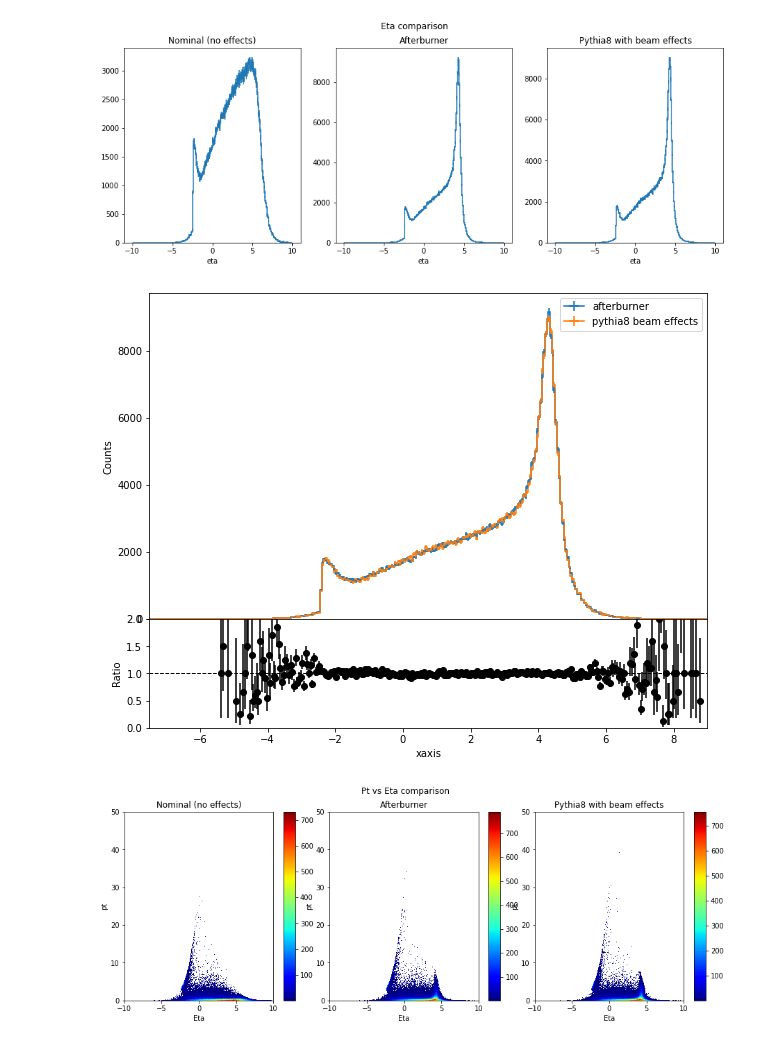
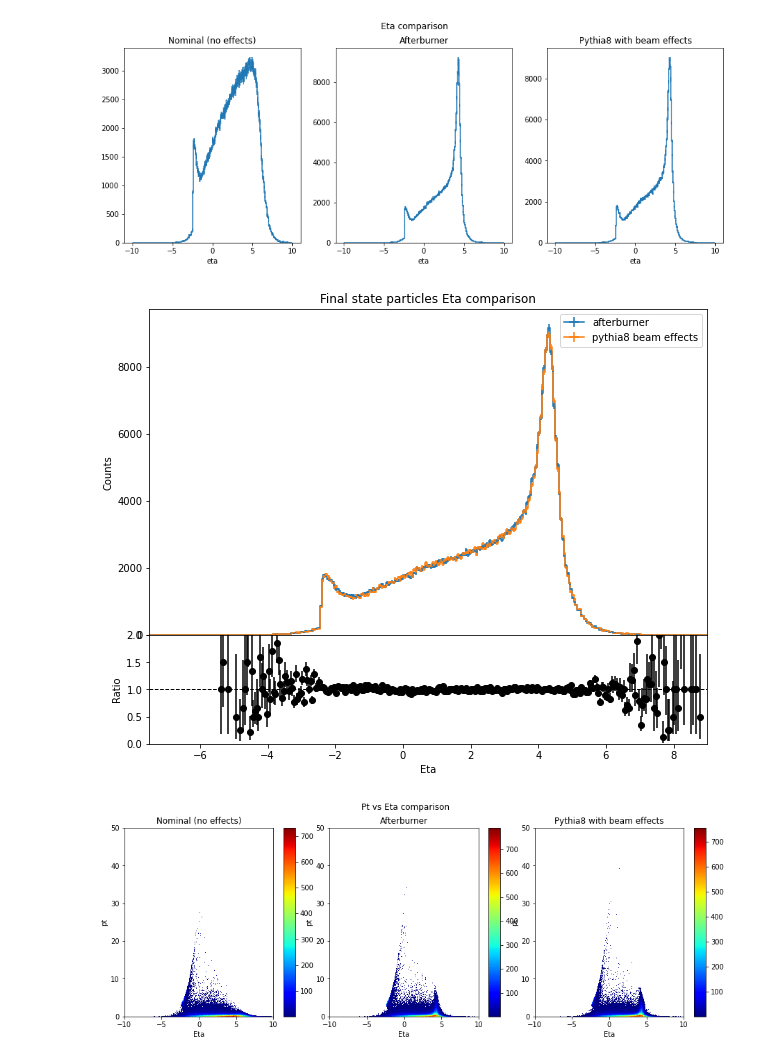
Before and after one commit to eic/afterburner, a Jupyter notebook: python/comparison.ipynb, the cells around one changed output. Drawn from its saved outputs; the diff is of its cells as text; code cells hidden in the pictures.

```diff
--- a/python/comparison.ipynb
+++ b/python/comparison.ipynb
@@ -117,20 +120,23 @@ compare_1d('partEta', 'Eta comparison', 'eta', '')
 # %%
 fig = plt.figure(figsize=(10, 8))
 
 ab_eta_hist = afterburner_file['partEta'].to_hist()
 py8_eta_hist = full_py8_file['partEta'].to_hist()
 
 # Comparison plot
 top_art, bottom_art = ab_eta_hist.plot_ratio(
     py8_eta_hist,
     rp_num_label="afterburner",
     rp_denom_label="pythia8 beam effects")
 
+ax = fig.axes[0];
+ax.set_title("Final state particles Eta comparison")
 bottom_art.line.axes.set_ylim(0, 2)
 bottom_art.line.axes.set_xlim(-7.5, 9)
+bottom_art.line.axes.set_xlabel("Eta")
 fig.savefig('pics/eta_comparison.png', dpi=224)
 # %% [output]
-[figure, old version]
+[figure, new version]
 # %%
 my_cmap = mpl.cm.get_cmap("jet").copy()
 my_cmap.set_under('w',1)
```
Also changed, not shown: parts of 1 cell of this notebook, 2 other files.
